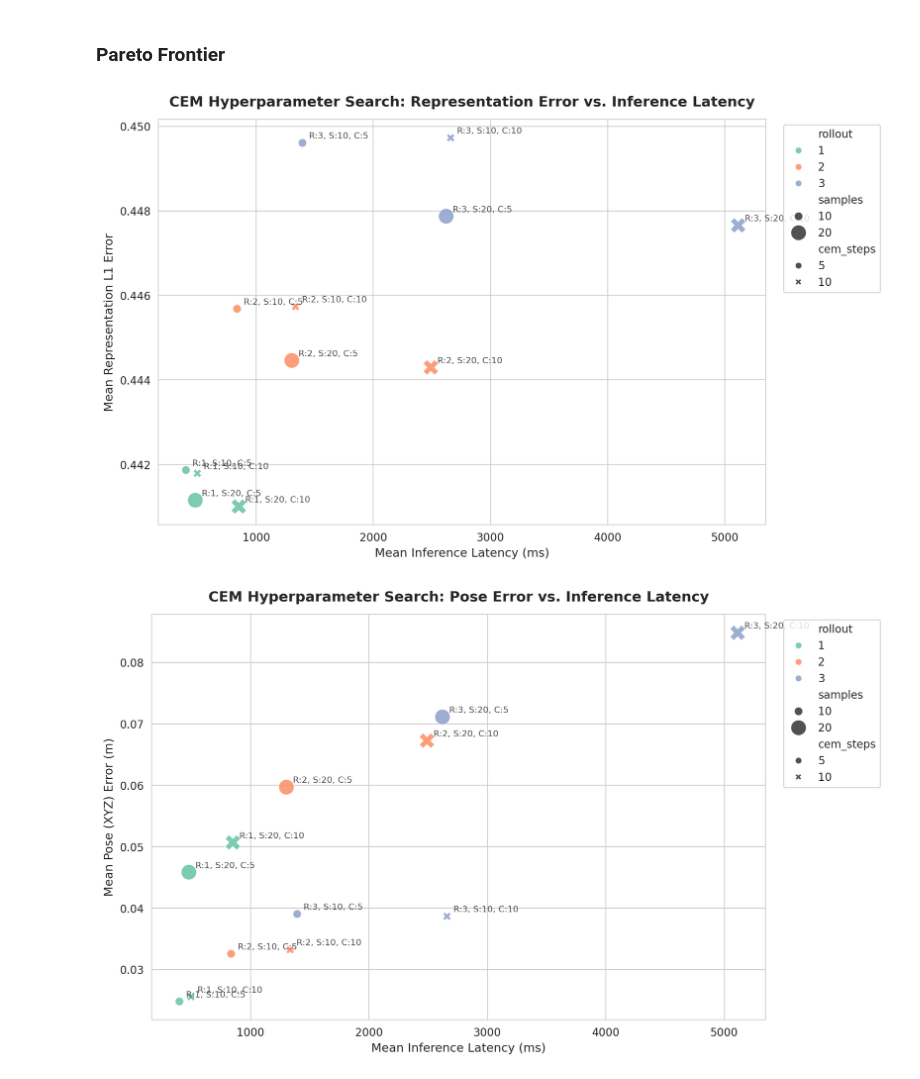
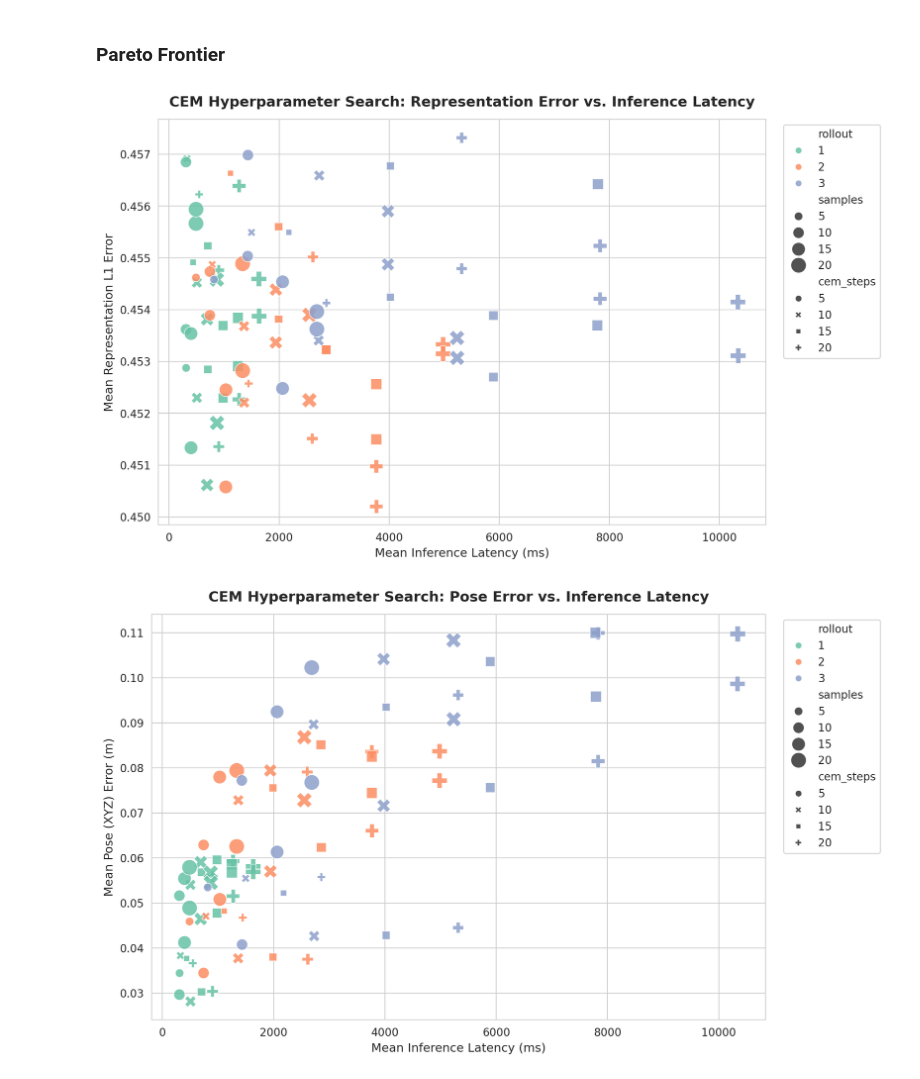
Before and after one commit to csu-signal/vjepa2, a Jupyter notebook: notebooks/ultrasound_probe_guidance/exploring_cem.ipynb, the cells around one changed output. Saved outputs shown, nothing was run; the diff lists cells and outputs as text; code cells hidden in the pictures.

Commit message:
Updating cem hyperparameter search

```diff
--- a/notebooks/ultrasound_probe_guidance/exploring_cem.ipynb
+++ b/notebooks/ultrasound_probe_guidance/exploring_cem.ipynb
@@ -16,10 +16,12 @@ import seaborn as sns
 # Set notebook display preferences
 %matplotlib inline
 %config InlineBackend.figure_format = 'retina'
+# %%
+hyperparameter_search_results_csv = "hyperparameter_search_outputs/2026-08-19_22-39-56/hyperparameter_search_results.csv"
 # %% [markdown]
 ### Basic Tables
 # %%
-df_results = pd.read_csv("cem_hyperparameter_search_0.csv")
+df_results = pd.read_csv(hyperparameter_search_results_csv)
 # %%
 df_results.sort_values(by="mean_rep_l1_error", ascending=True).head(5)
 # %% [output]
@@ -108,35 +134,36 @@ with sns.axes_style("whitegrid"):
         sizes=(60, 200),
         palette="Set2",
         alpha=0.85,
         ax=ax,
     )
 
     # Annotate points with parameter tags
     for _, row in df_results.iterrows():
-        label = f"R:{int(row['rollout'])}, S:{int(row['samples'])}, C:{int(row['cem_steps'])}"
+        #label = f"R:{int(row['rollout'])}, S:{int(row['samples'])}, C:{int(row['cem_steps'])}"
+        label = ""
         ax.annotate(
             label,
             (row["mean_inference_latency_ms"], row["mean_rep_l1_error"]),
             xytext=(6, 4),
             textcoords="offset points",
             fontsize=8,
             alpha=0.8,
         )
 
     ax.set_title(
         "CEM Hyperparameter Search: Representation Error vs. Inference Latency",
         fontsize=13,
         pad=12,
         weight="bold",
     )
     ax.set_xlabel("Mean Inference Latency (ms)", fontsize=11)
     ax.set_ylabel("Mean Representation L1 Error", fontsize=11)
 
     sns.move_legend(ax, "upper left", bbox_to_anchor=(1.02, 1))
 
     plt.show()
 # %% [output]
-[figure, old version]
+[figure, new version]
 # %%
 with sns.axes_style("whitegrid"):
     fig, ax = plt.subplots(figsize=(10, 6), layout="constrained")
@@ -156,7 +183,8 @@ with sns.axes_style("whitegrid"):
 
     # Annotate points with parameter tags
     for _, row in df_results.iterrows():
-        label = f"R:{int(row['rollout'])}, S:{int(row['samples'])}, C:{int(row['cem_steps'])}"
+        #label = f"R:{int(row['rollout'])}, S:{int(row['samples'])}, C:{int(row['cem_steps'])}"
+        label = ""
         ax.annotate(
             label,
             (row["mean_inference_latency_ms"], row["mean_pose_error_m"]),
@@ -179,4 +207,4 @@ with sns.axes_style("whitegrid"):
 
     plt.show()
 # %% [output]
-[figure, old version]
+[figure, new version]
```
Also changed, not shown: parts of 5 cells of this notebook, 7 other files.
